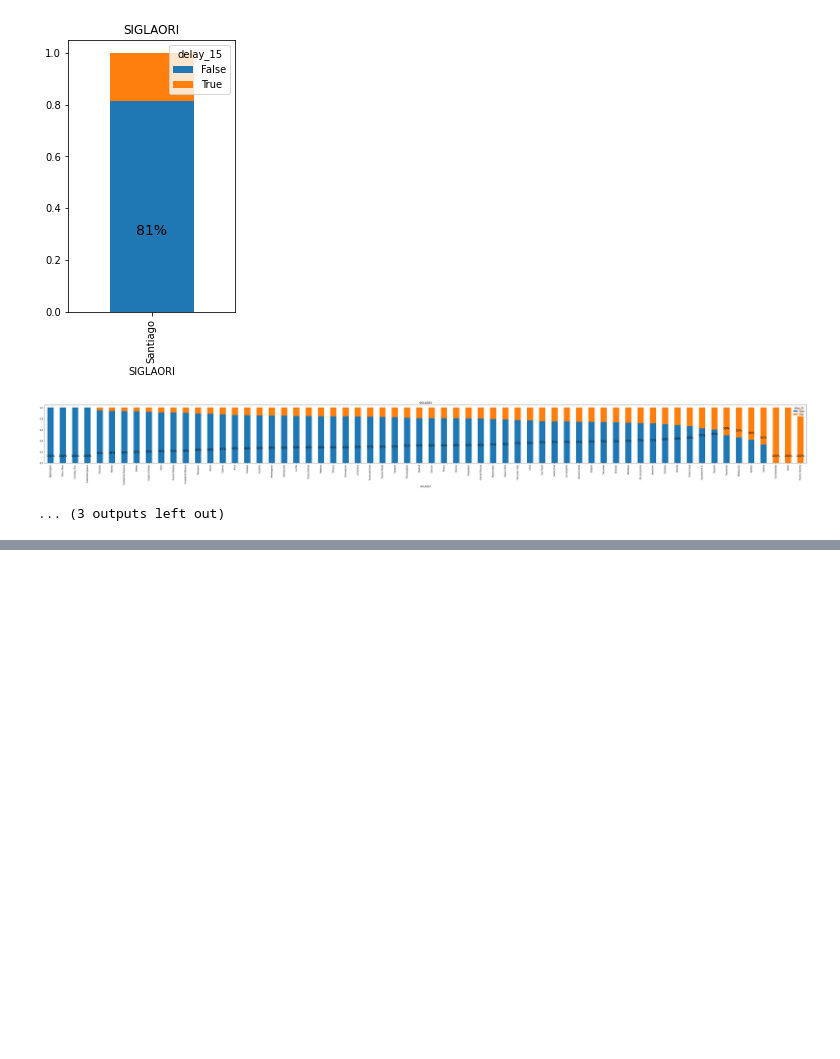
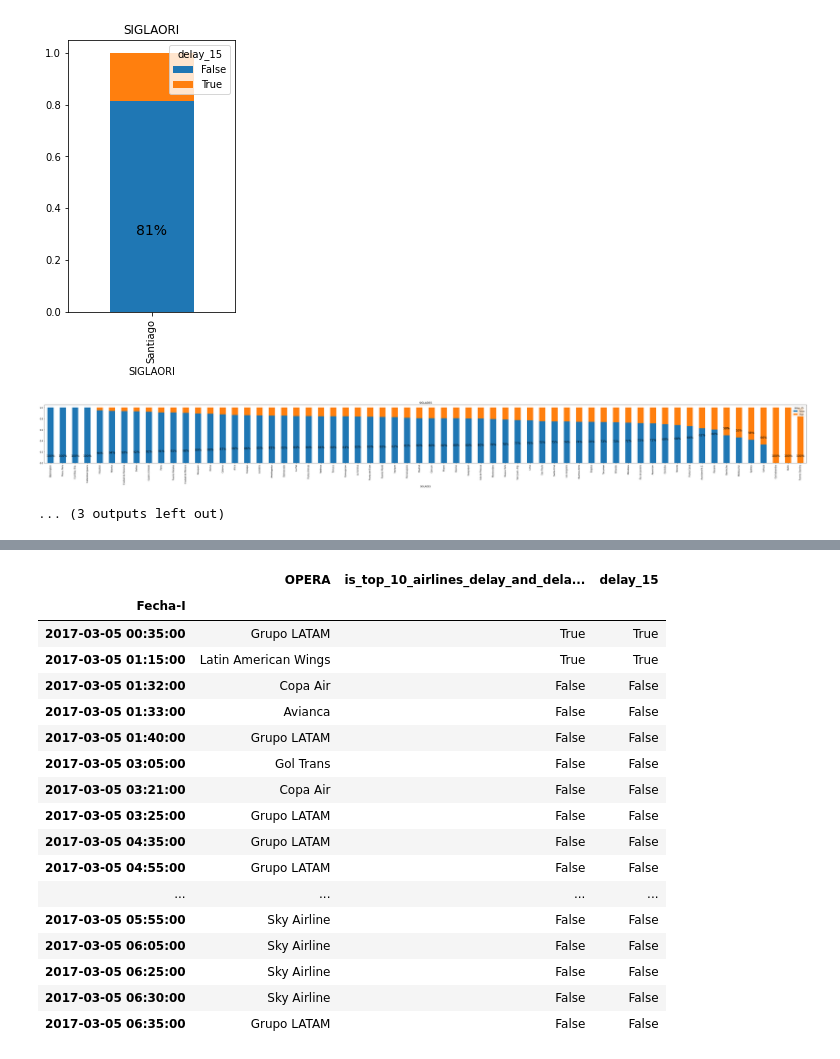
Before and after one commit to giopalmieri/dschallenge-latam, a Jupyter notebook: solution.ipynb, the cells around one changed output, grey strips where cells are left out. Drawn from its saved outputs; the diff is of its cells as text; code cells hidden in the pictures; blank space fills up the shorter version.

```diff
--- a/solution.ipynb
+++ b/solution.ipynb
@@ -236,0 +240,18 @@ for var in df.columns:
+# %%
+#check if previous flights can impact the actual flight
+#the features of delay_last and perc_delay is only fair if we are predicting on the moment of flight
+#the qtd_flights can be calculated before and is fair to use on the model
+df['delay_previous_flight']=df['delay_15'].shift(1).astype(bool)
+for h in [1,2,4,6,12,18,24]:
+    df[f'delay_last_{h}h']=df['delay_15'].shift(1).rolling(f'{h}h').sum()
+    df[f'qtd_flights_{h}h']=df['delay_15'].shift(1).rolling(f'{h}h').count()
+    df[f'perc_delay_{h}h']=df['delay_15'].shift(1).rolling(f'{h}h').sum()/df['delay_15'].shift(1).rolling(f'{h}h').count()
+# %%
+#what if we use high delay companies before the flight?
+
+#what are the top airline companies that have most percentage of delay?
+top_delay_companies_perc=df.groupby(['OPERA','delay_15'])['Fecha-O'].count().groupby(level=0).apply(lambda x:
+                                                 100 * x / float(x.sum())).unstack().sort_values(by=True,ascending=[False])
+comp_delay_5=list(top_delay_companies_perc.head(5).index.values)
+comp_delay_10=list(top_delay_companies_perc.head(10).index.values)
+print(comp_delay_5,comp_delay_10)
@@ -236,0 +276,5 @@ for var in df.columns:
+# %%
+df['is_top_5_airlines_delay']=(df['OPERA'].isin(comp_delay_5)).astype(bool)
+df['is_top_10_airlines_delay']=(df['OPERA'].isin(comp_delay_10)).astype(bool)
+df['is_top_5_airlines_delay_and_delay_15']=((df['OPERA'].isin(comp_delay_5))&(df['delay_15'])).astype(bool)
+df['is_top_10_airlines_delay_and_delay_15']=((df['OPERA'].isin(comp_delay_10))&(df['delay_15'])).astype(bool)
@@ -236,0 +312,21 @@ for var in df.columns:
+# %%
+df[df.index.date==pd.to_datetime('2017-03-05')][['OPERA','is_top_10_airlines_delay_and_delay_15','delay_15']].head(20)
+# %% [output]
+|  | OPERA | is_top_10_airlines_delay_and_dela... | delay_15 |
+| Fecha-I |  |  |  |
+| 2017-03-05 00:35:00 | Grupo LATAM | True | True |
+| 2017-03-05 01:15:00 | Latin American Wings | True | True |
+| 2017-03-05 01:32:00 | Copa Air | False | False |
+| 2017-03-05 01:33:00 | Avianca | False | False |
+| 2017-03-05 01:40:00 | Grupo LATAM | False | False |
+| 2017-03-05 03:05:00 | Gol Trans | False | False |
+| 2017-03-05 03:21:00 | Copa Air | False | False |
+| 2017-03-05 03:25:00 | Grupo LATAM | False | False |
+| 2017-03-05 04:35:00 | Grupo LATAM | False | False |
+| 2017-03-05 04:55:00 | Grupo LATAM | False | False |
+| ... | ... | ... | ... |
+| 2017-03-05 05:55:00 | Sky Airline | False | False |
+| 2017-03-05 06:05:00 | Sky Airline | False | False |
+| 2017-03-05 06:25:00 | Sky Airline | False | False |
+| 2017-03-05 06:30:00 | Sky Airline | False | False |
+| 2017-03-05 06:35:00 | Grupo LATAM | False | False |
```
Also changed, not shown: parts of 10 cells of this notebook.
